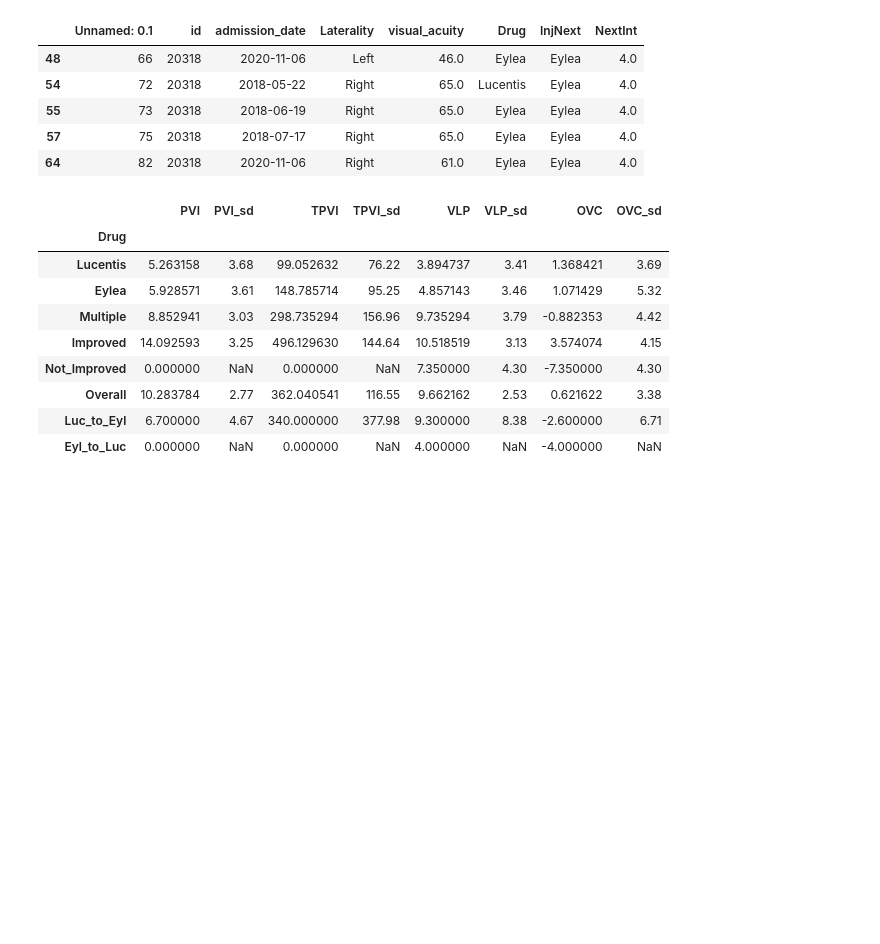
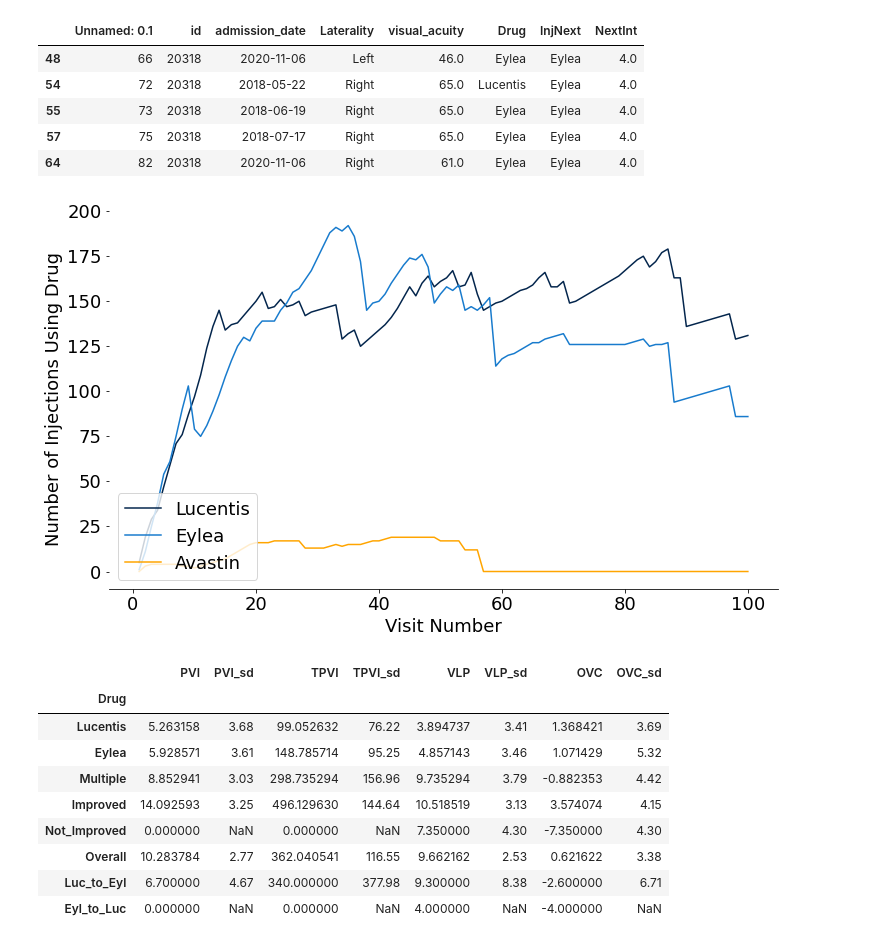
Before and after one commit to charlieoneill23/charliemacuject, a Jupyter notebook: pharma_reports/DMEAudit.ipynb, the cells around one changed output. Cells and saved outputs as stored; diff of their text form; code cells hidden in the pictures; blank space fills up the shorter version.

Commit message:
new utilisation class

```diff
--- a/pharma_reports/DMEAudit.ipynb
+++ b/pharma_reports/DMEAudit.ipynb
@@ -243,3 +296,8 @@ class InitialMetrics(DataSeparator):
+# %%
+plot = Utilisation('all')
+plot.plot_ut()
+# %% [output]
+[figure, added]
 # %%
 table = InitialMetrics('all')
 table.upload_results_table()
```
Also changed, not shown: parts of 4 cells of this notebook.
